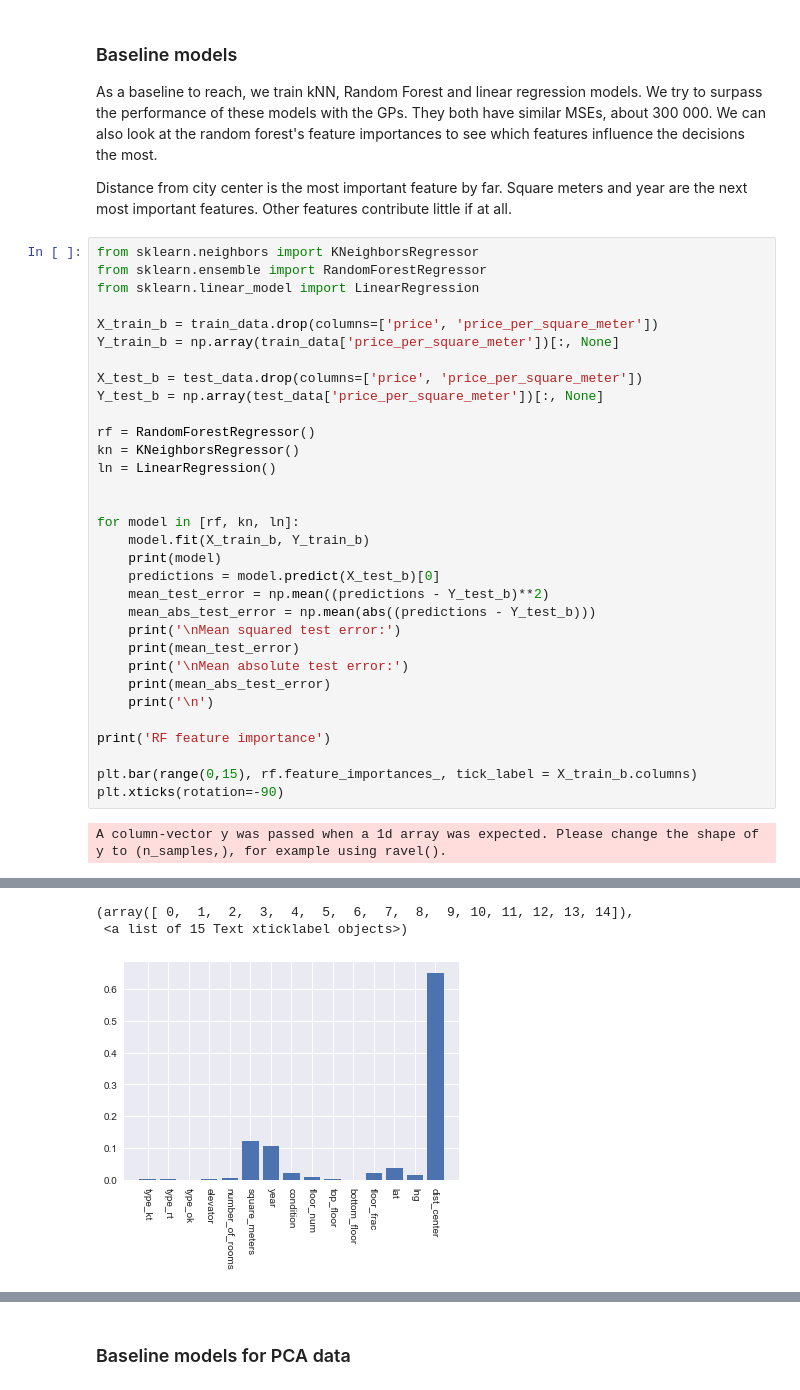
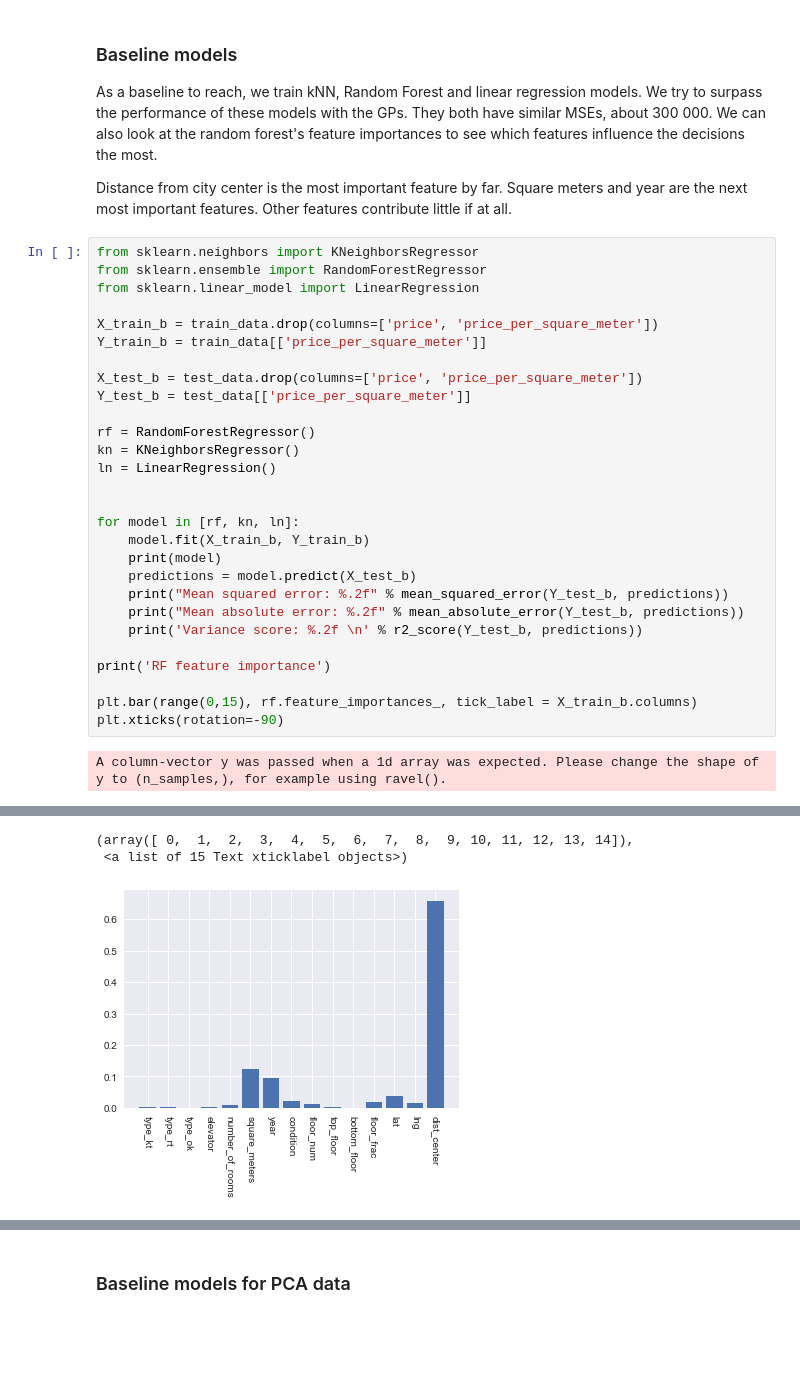
Before and after one commit to kaleaht/house-prices, a Jupyter notebook: sexy_book.ipynb, the cells around one changed output, grey strips where cells are left out. Cells and saved outputs as stored; diff of their text form; blank space fills up the shorter version.

```diff
--- a/sexy_book.ipynb
+++ b/sexy_book.ipynb
@@ -412,10 +423,10 @@ from sklearn.ensemble import RandomForestRegressor
 from sklearn.linear_model import LinearRegression
 
 X_train_b = train_data.drop(columns=['price', 'price_per_square_meter'])
-Y_train_b = np.array(train_data['price_per_square_meter'])[:, None]
+Y_train_b = train_data[['price_per_square_meter']]
 
 X_test_b = test_data.drop(columns=['price', 'price_per_square_meter'])
-Y_test_b = np.array(test_data['price_per_square_meter'])[:, None]
+Y_test_b = test_data[['price_per_square_meter']]
 
 rf = RandomForestRegressor()
 kn = KNeighborsRegressor()
@@ -425,14 +436,10 @@ ln = LinearRegression()
 for model in [rf, kn, ln]:
     model.fit(X_train_b, Y_train_b)
     print(model)
-    predictions = model.predict(X_test_b)[0]
-    mean_test_error = np.mean((predictions - Y_test_b)**2)
-    mean_abs_test_error = np.mean(abs((predictions - Y_test_b)))
-    print('\nMean squared test error:')
-    print(mean_test_error)
-    print('\nMean absolute test error:')
-    print(mean_abs_test_error)
-    print('\n')
+    predictions = model.predict(X_test_b)
+    print("Mean squared error: %.2f" % mean_squared_error(Y_test_b, predictions))
+    print("Mean absolute error: %.2f" % mean_absolute_error(Y_test_b, predictions))
+    print('Variance score: %.2f \n' % r2_score(Y_test_b, predictions))
 
 print('RF feature importance')
 
@@ -458,5 +465,5 @@ Mean absolute test error:
 
 RF feature importance
 (array([ 0,  1,  2,  3,  4,  5,  6,  7,  8,  9, 10, 11, 12, 13, 14]),
  <a list of 15 Text xticklabel objects>)
-[figure, old version]
+[figure, new version]
```
Also changed, not shown: parts of 13 cells of this notebook.
